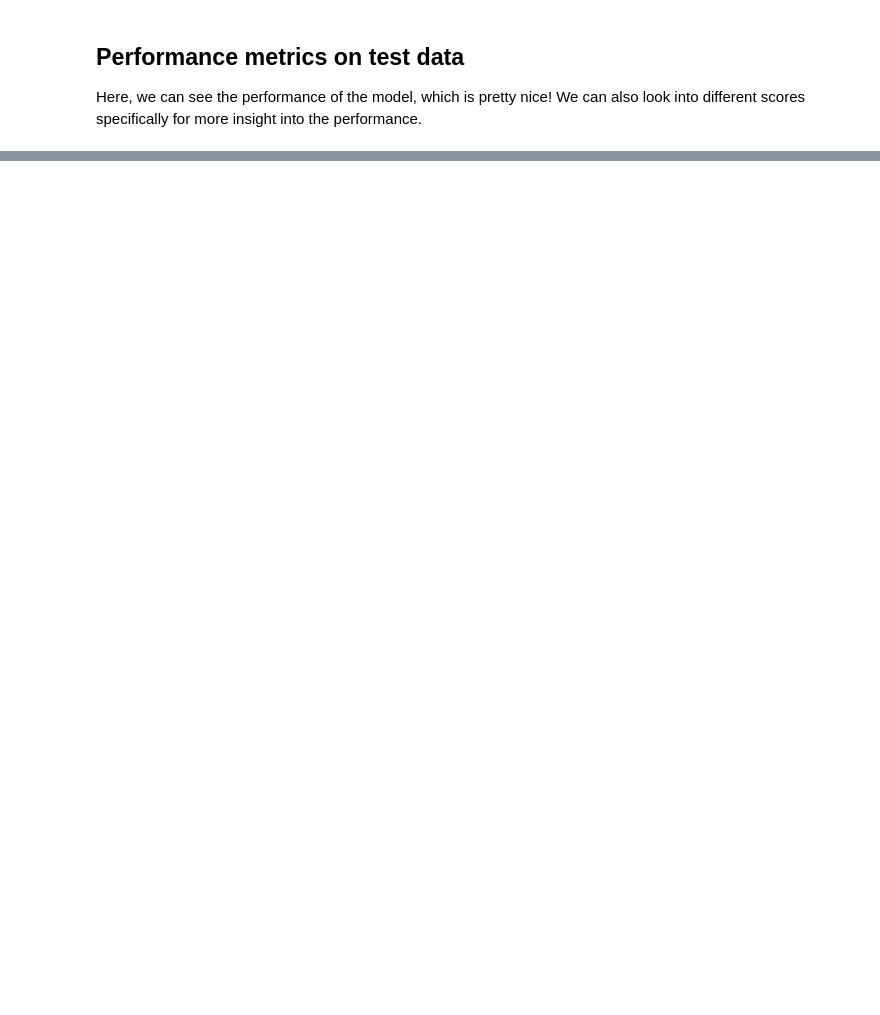
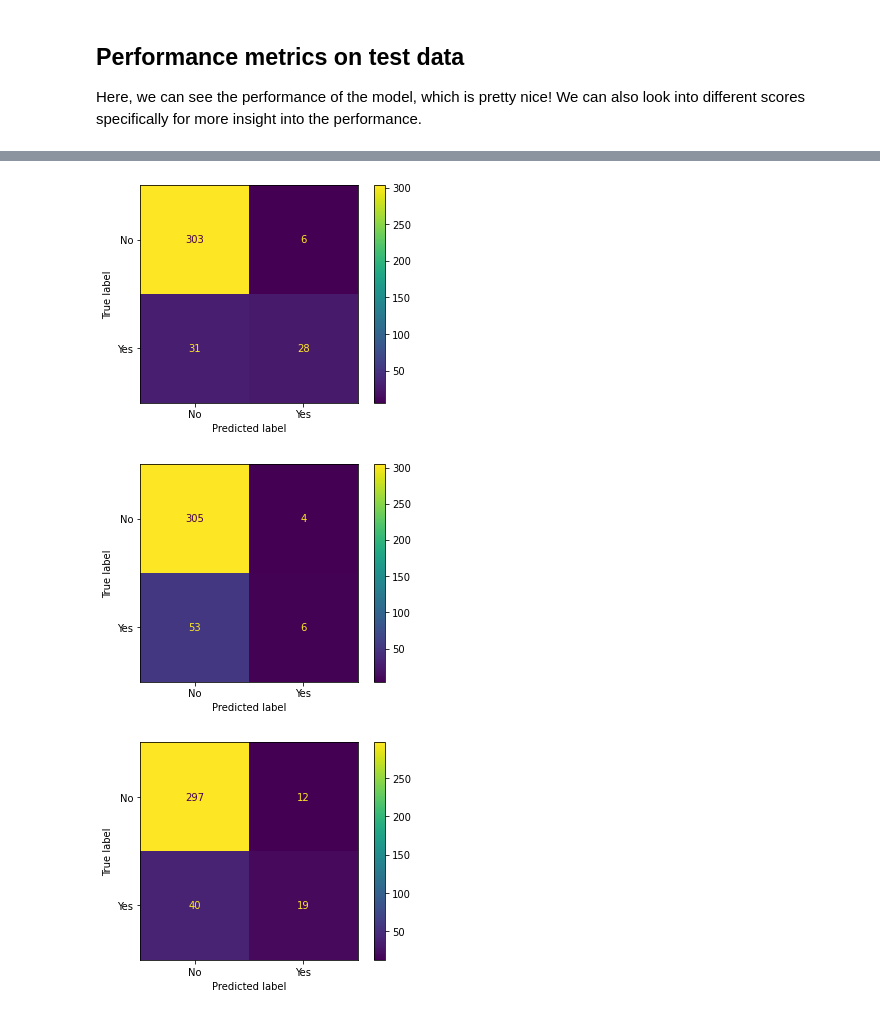
Before and after one commit to MaheshGouru/CS5265-Assignment-5, a Jupyter notebook: employee_churn_template.ipynb, the cells around one changed output, grey strips where cells are left out. Saved outputs shown, nothing was run; the diff lists cells and outputs as text; code cells hidden in the pictures; blank space fills up the shorter version.

```diff
--- a/employee_churn_template.ipynb
+++ b/employee_churn_template.ipynb
@@ -35,7 +35,7 @@ from sklearn.metrics import classification_report, confusion_matrix, ConfusionMa
 
 Here we first load the data into python using pandas and read it in as a pandas dataframe which is the format which we will use throughout the example.
 # %%
-employee_df = pd.read_excel('IBM-HR-Data-Employee-Attrition.xlsx')
+employee_df = pd.read_excel('/content/IBM-HR-Data-Employee-Attrition.xlsx')
 display(employee_df.head())
 employee_df.info()
 # %% [output]
@@ -186,3 +317,17 @@ Now that we have our pipelines, we can now use this as part of cross validation
+# %%
+# TODO: fit your model
+# GridSearch for Random Forest Classifer
+rfc_grid_search = GridSearchCV(rfc_pipe, cv = 5, param_grid = rfc_tuning_grid, return_train_score=True)
+rfc_grid_search.fit(X_train, y_train.values.ravel())
+rfc_best = rfc_grid_search.best_params_
+rfc_result = pd.DataFrame(rfc_grid_search.cv_results_)
+# %%
+# TODO: fit your model
+# GridSearch for Gradient Boost Model
+gradient_grid_search = GridSearchCV(gradient_pipe, cv = 5, param_grid = gradient_tuning_grid, return_train_score=True)
+gradient_grid_search.fit(X_train, y_train.values.ravel())
+gradient_best = gradient_grid_search.best_params_
+gradient_result = pd.DataFrame(gradient_grid_search.cv_results_)
 # %%
 # TODO: find the best performing model parameters and their values
 # %% [markdown]
@@ -232,0 +477,23 @@ Here, we can see the performance of the model, which is pretty nice! We can also
+# %%
+# TODO: plot the confusion matrix graph
+
+log_cm = confusion_matrix(y_test, log_grid_search.best_estimator_.predict(X_test))
+log_display = ConfusionMatrixDisplay(confusion_matrix=log_cm,
+                               display_labels=log_grid_search.classes_)
+log_display.plot()
+
+rfc_cm = confusion_matrix(y_test, rfc_grid_search.best_estimator_.predict(X_test))
+rfc_display = ConfusionMatrixDisplay(confusion_matrix=rfc_cm,
+                               display_labels=rfc_grid_search.classes_)
+rfc_display.plot()
+
+gradient_cm = confusion_matrix(y_test, gradient_grid_search.best_estimator_.predict(X_test))
+gradient_display = ConfusionMatrixDisplay(confusion_matrix=gradient_cm,
+                               display_labels=gradient_grid_search.classes_)
+gradient_display.plot()
+
+plt.show()
+# %% [output]
+[figure, added]
+[figure, added]
+[figure, added]
```
Also changed, not shown: parts of 26 cells of this notebook.
